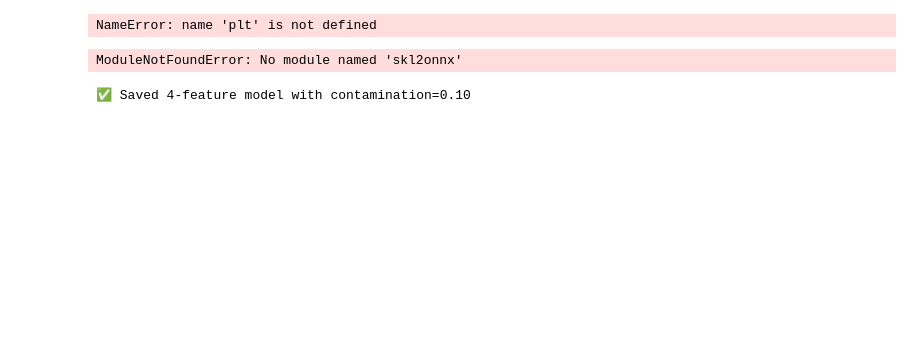
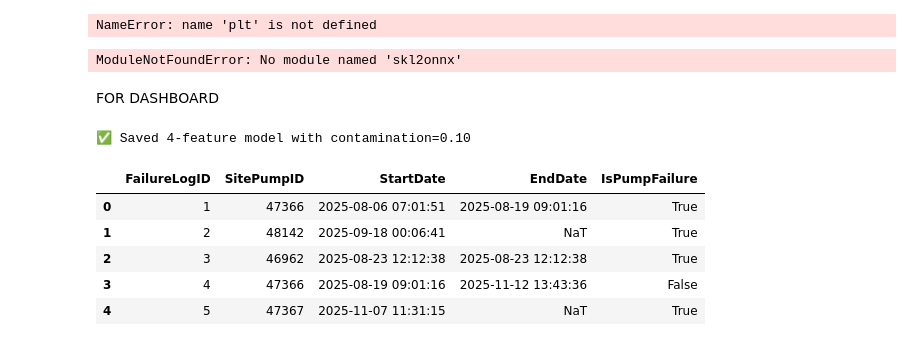
Before and after one commit to Shrav883/AnomalyDetectionDashboard, a Jupyter notebook: anomaly_backend/models/Isloation_Forest_sitepro.ipynb, the cells around one changed output. Cells and saved outputs as stored; diff of their text form; code cells hidden in the pictures; blank space fills up the shorter version.

```diff
--- a/anomaly_backend/models/Isloation_Forest_sitepro.ipynb
+++ b/anomaly_backend/models/Isloation_Forest_sitepro.ipynb
@@ -920,6 +936,8 @@ except Exception as e:
 print("\n🎉 All artifacts are now VERSION-SAFE (JSON + ONNX).")
 # %% [output]
 ModuleNotFoundError: No module named 'skl2onnx'
+# %% [markdown]
+FOR DASHBOARD
 # %%
 from sklearn.pipeline import Pipeline
 from sklearn.preprocessing import StandardScaler
@@ -949,3 +967,24 @@ dump(
 print("✅ Saved 4-feature model with contamination=0.10")
 # %% [output]
 ✅ Saved 4-feature model with contamination=0.10
+# %%
+from sqlalchemy import text
+import pandas as pd
+
+q_fail = text("""
+    SELECT FailureLogID, SitePumpID, StartDate, EndDate, IsPumpFailure
+    FROM FailureLogs
+    WHERE StartDate >= '2025-01-01'
+""")
+
+with engine.begin() as conn:
+    fail_df = pd.read_sql(q_fail, conn)
+
+fail_df.head()
+# %% [output]
+|  | FailureLogID | SitePumpID | StartDate | EndDate | IsPumpFailure |
+| 0 | 1 | 47366 | 2025-08-06 07:01:51 | 2025-08-19 09:01:16 | True |
+| 1 | 2 | 48142 | 2025-09-18 00:06:41 | NaT | True |
+| 2 | 3 | 46962 | 2025-08-23 12:12:38 | 2025-08-23 12:12:38 | True |
+| 3 | 4 | 47366 | 2025-08-19 09:01:16 | 2025-11-12 13:43:36 | False |
+| 4 | 5 | 47367 | 2025-11-07 11:31:15 | NaT | True |
```
Also changed, not shown: parts of 8 cells of this notebook, 2 other files.
